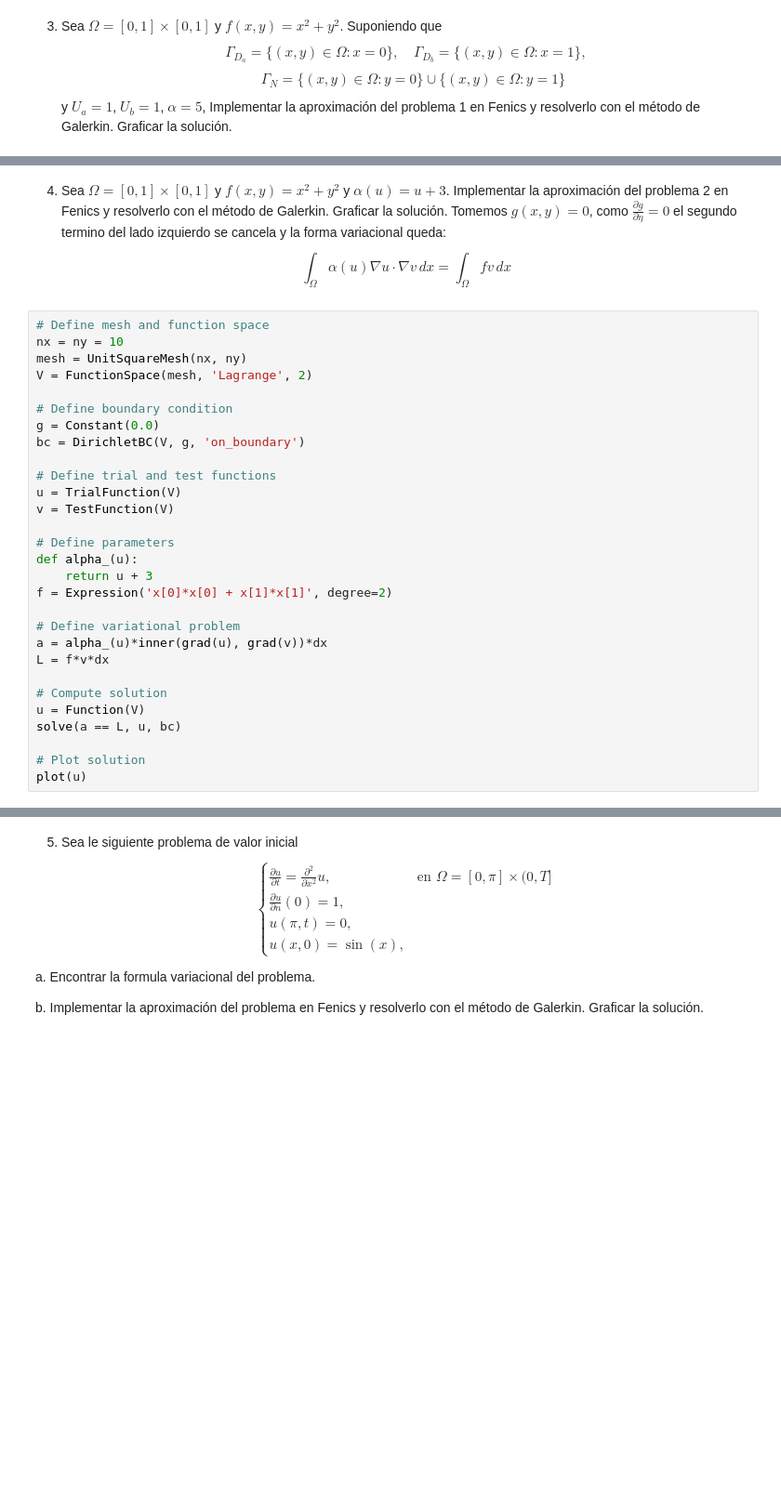
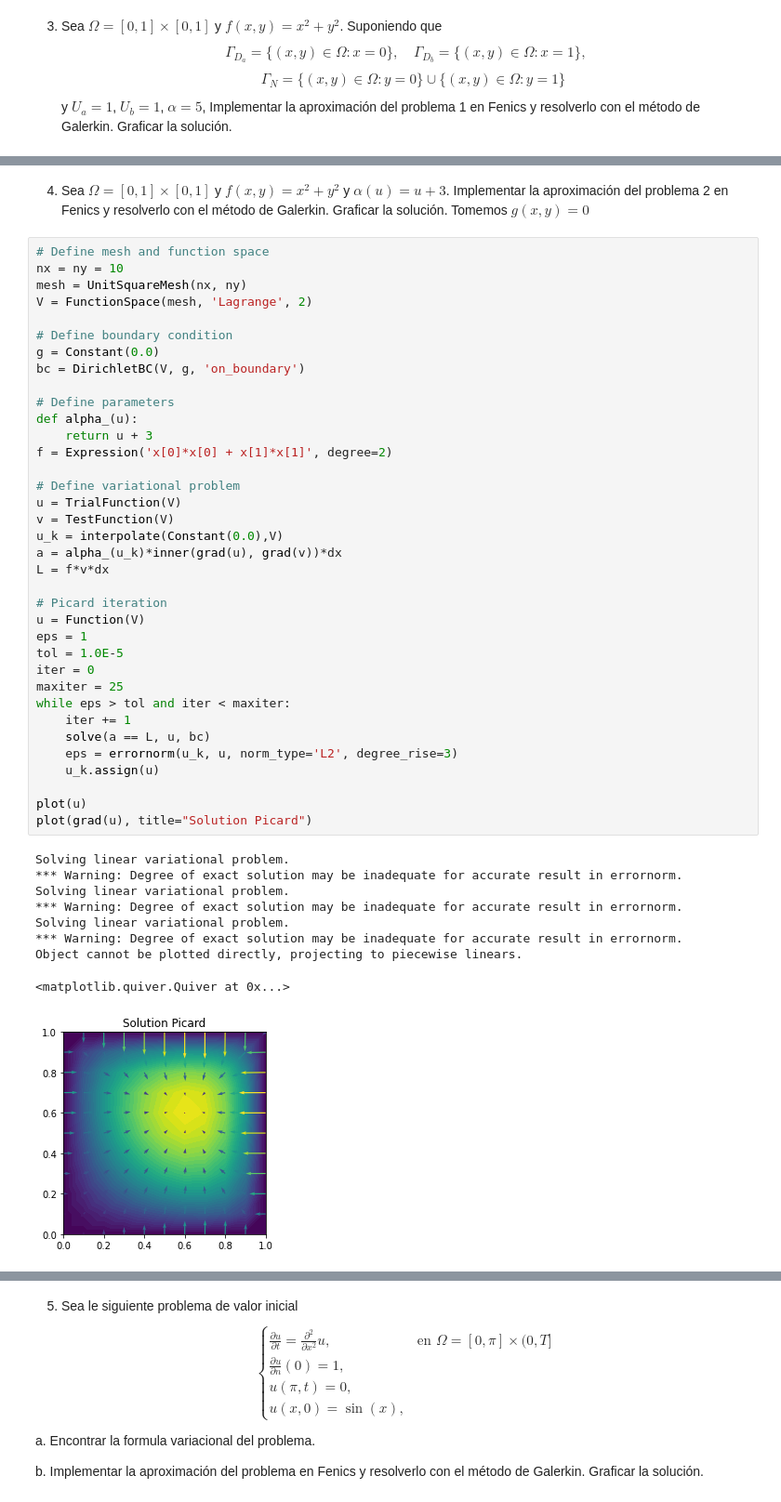
Before and after one commit to suribe06/Modeling-Simulation-2, a Jupyter notebook: FEniCS/taller.ipynb, the cells around one changed output, grey strips where cells are left out. Shown: that part at 93% size. Drawn from its saved outputs; the diff is of its cells as text; blank space fills up the shorter version.

```diff
--- a/FEniCS/taller.ipynb
+++ b/FEniCS/taller.ipynb
@@ -102,35 +107,51 @@ Error = 0.01187343882718352
 # %% [markdown]
-4. Sea $\Omega=[0,1]\times[0,1]$ y $f(x,y)=x^2+y^2$ y $\alpha(u)=u+3$. Implementar la aproximación del problema 2  en Fenics y resolverlo con el método de Galerkin. Graficar la solución. Tomemos $g(x,y) = 0$, como $\frac{\partial g}{\partial \eta} = 0$ el segundo termino del lado izquierdo se cancela y la forma variacional queda:
-$$ \int_{\Omega} \alpha(u) \nabla u \cdot \nabla v \, dx =  \int_{\Omega} f v \, dx$$
+4. Sea $\Omega=[0,1]\times[0,1]$ y $f(x,y)=x^2+y^2$ y $\alpha(u)=u+3$. Implementar la aproximación del problema 2  en Fenics y resolverlo con el método de Galerkin. Graficar la solución. Tomemos $g(x,y) = 0$
 # %%
 # Define mesh and function space
 nx = ny = 10
 mesh = UnitSquareMesh(nx, ny)
 V = FunctionSpace(mesh, 'Lagrange', 2)
 
 # Define boundary condition
 g = Constant(0.0)
 bc = DirichletBC(V, g, 'on_boundary')
 
-# Define trial and test functions
-u = TrialFunction(V)
-v = TestFunction(V)
-
 # Define parameters
 def alpha_(u):
     return u + 3
 f = Expression('x[0]*x[0] + x[1]*x[1]', degree=2)
 
 # Define variational problem
-a = alpha_(u)*inner(grad(u), grad(v))*dx
+u = TrialFunction(V)
+v = TestFunction(V)
+u_k = interpolate(Constant(0.0),V)
+a = alpha_(u_k)*inner(grad(u), grad(v))*dx
 L = f*v*dx
 
-# Compute solution
+# Picard iteration
 u = Function(V)
-solve(a == L, u, bc)
+eps = 1
+tol = 1.0E-5
+iter = 0
+maxiter = 25
+while eps > tol and iter < maxiter:
+    iter += 1
+    solve(a == L, u, bc)
+    eps = errornorm(u_k, u, norm_type='L2', degree_rise=3)
+    u_k.assign(u)
 
-# Plot solution
 plot(u)
+plot(grad(u), title="Solution Picard")
+# %% [output]
+Solving linear variational problem.
+*** Warning: Degree of exact solution may be inadequate for accurate result in errornorm.
+Solving linear variational problem.
+*** Warning: Degree of exact solution may be inadequate for accurate result in errornorm.
+Solving linear variational problem.
+*** Warning: Degree of exact solution may be inadequate for accurate result in errornorm.
+Object cannot be plotted directly, projecting to piecewise linears.
+<matplotlib.quiver.Quiver at 0x...>
+[figure, added]
 # %%
 # Verification
 u_e = interpolate(g, V)
```
Also changed, not shown: parts of 14 cells of this notebook, 2 other files.
